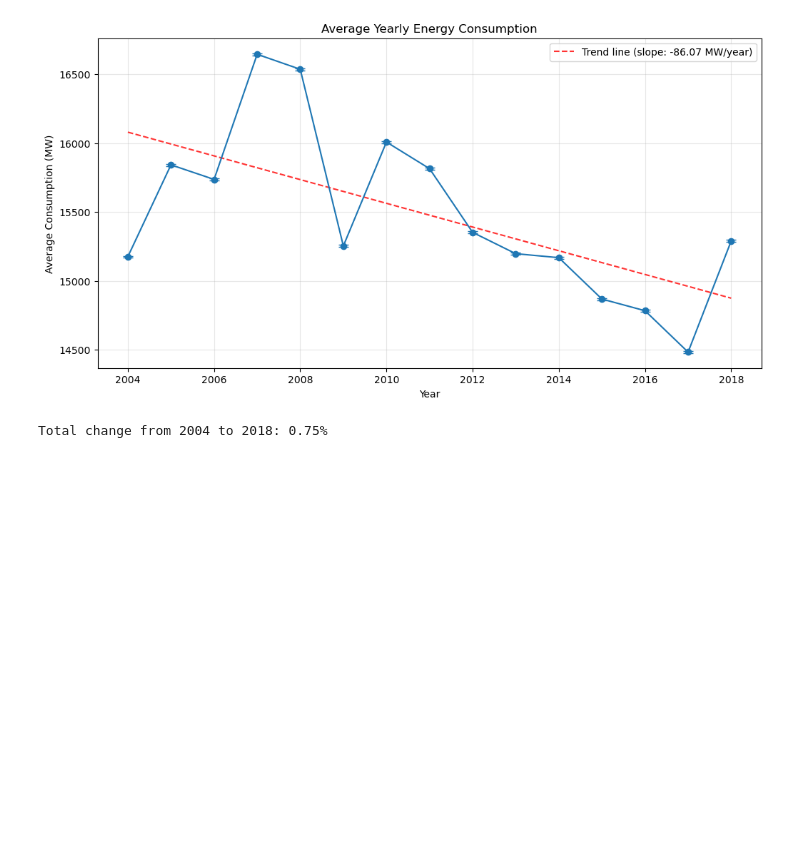
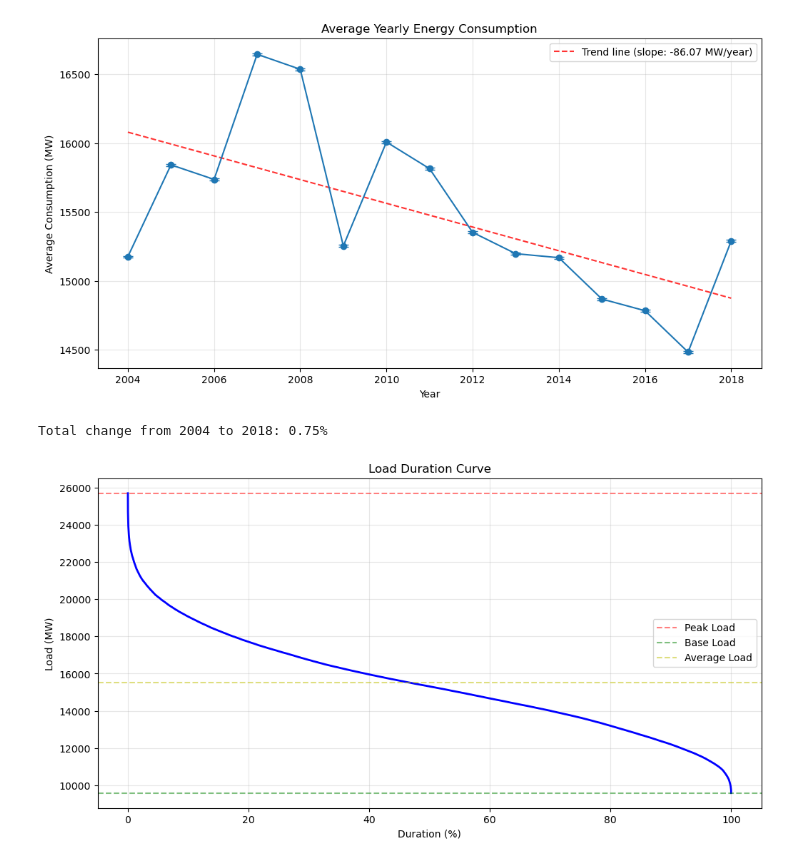
Before and after one commit to brennanlmorris/pjmenergydata, a Jupyter notebook: energy_consumption.ipynb, the cells around one changed output. Drawn from its saved outputs; the diff is of its cells as text; code cells hidden in the pictures; blank space fills up the shorter version.

Commit message:
Added Load Duration Curve (LDC) analysis

```diff
--- a/energy_consumption.ipynb
+++ b/energy_consumption.ipynb
@@ -399,3 +399,67 @@ Yearly Statistics:
 14  2018  15290.612734  2526.061868    5.570899
 [figure]
 Total change from 2004 to 2018: 0.75%
+# %%
+# Conduct Load Duration Curve (LDC) analysis
+
+def analyze_load_duration (df):
+    # Sort load values in descending order
+    sorted_loads = df['AEP_MW'].sort_values(ascending=False).values
+
+    # Calculate percentage of time of x-axis
+    duration_hours = np.arange(1, len(sorted_loads) + 1)
+    duration_percentage = (duration_hours / len(sorted_loads)) * 100
+
+    # Calculate key metrics
+    peak_load = sorted_loads[0]
+    base_load = sorted_loads[-1]
+    average_load = sorted_loads.mean()
+    load_factor = average_load / peak_load
+
+    # Create LDC plot
+    plt.figure(figsize=(12, 6))
+    plt.plot(duration_percentage, sorted_loads, 'b-', linewidth=2)
+    plt.grid(True, alpha=0.3)
+    plt.xlabel('Duration (%)')
+    plt.ylabel('Load (MW)')
+    plt.title('Load Duration Curve')
+
+    # Reference lines for peak and base load
+    plt.axhline(y=peak_load, color='r', linestyle='--', alpha=0.5, label='Peak Load')
+    plt.axhline(y=base_load, color='g', linestyle='--', alpha=0.5, label='Base Load')
+    plt.axhline(y=average_load, color='y', linestyle='--', alpha=0.5, label='Average Load')
+    plt.legend()
+    plt.show()
+
+    # Print key metrics
+    print("\nKey System Metrics:")
+    print(f"Peak Load: {peak_load:.2f} MW")
+    print(f"Base Load: {base_load:.2f} MW")
+    print(f"Average Load: {average_load:.2f} MW")
+    print(f"Load Factor: {load_factor:.2%}")
+
+    # Calculate load distribution statistics
+    percentiles = [0, 10, 25, 50, 75, 90, 100]
+    load_percentiles = np.percentile(sorted_loads, percentiles)
+
+    print("\nLoad Distributions:")
+    for p, v in zip(percentiles, load_percentiles):
+        print(f"{p}th percentile: {v:.2f} MW")
+
+    # Calculate duration above different load thesholds
+    thresholds = [
+        peak_load * 0.9, # 90% of peak
+        peak_load * 0.8, # 80% of peak
+        average_load # Average load
+    ]
+
+    print("\nDuration Analysis:")
+    for threshold in thresholds:
+        hours_above = (sorted_loads >= threshold).sum()
+        percentage_above = (hours_above / len(sorted_loads)) * 100
+        print(f"Hours above {threshold:.2f} MW: {hours_above} ({percentage_above:.2f}%)")
+
+# Run the analysis
+analyze_load_duration(df)
+# %% [output]
+[figure, added]
```
Also changed, not shown: parts of 1 cell of this notebook.
